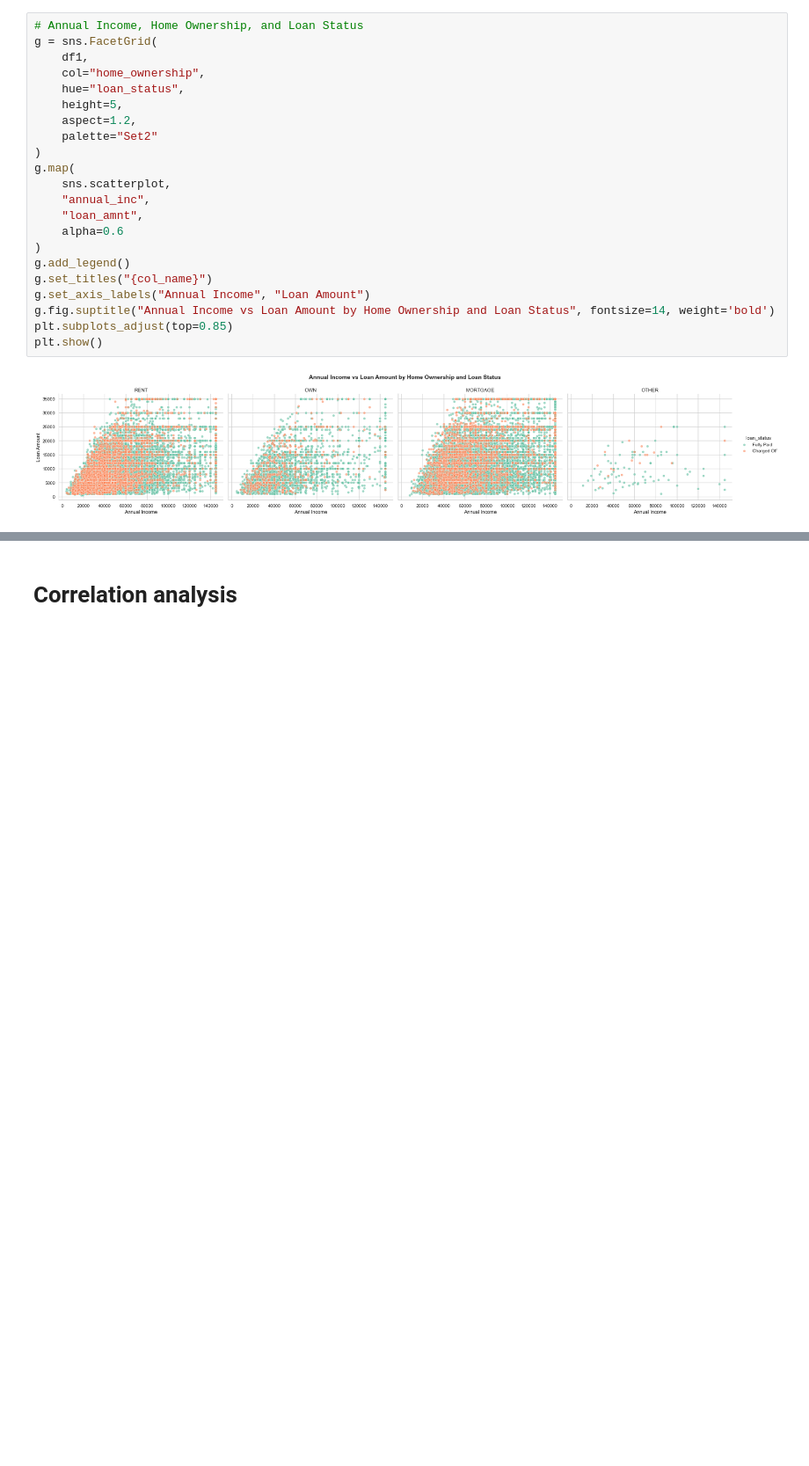
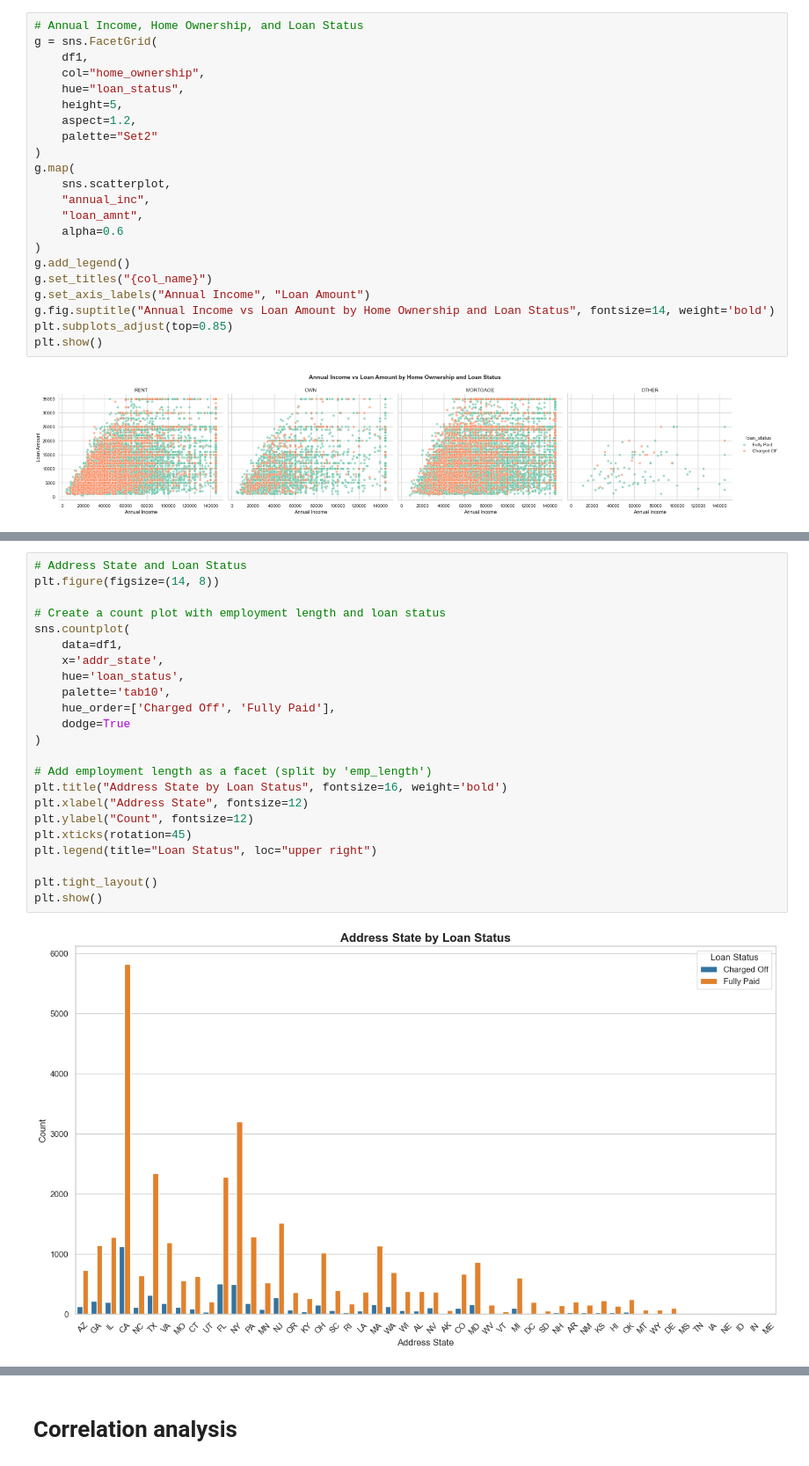
Before and after one commit to vijaykumar-qait/LendingClubCaseStudy, a Jupyter notebook: Vijay_Kumar.ipynb, the cells around one changed output, grey strips where cells are left out. Shown at 88% size. Drawn from its saved outputs; the diff is of its cells as text; blank space fills up the shorter version.

```diff
--- a/Vijay_Kumar.ipynb
+++ b/Vijay_Kumar.ipynb
@@ -1137,0 +1133,25 @@ plt.show()
+# %%
+# Address State and Loan Status
+plt.figure(figsize=(14, 8))
+
+# Create a count plot with employment length and loan status
+sns.countplot(
+    data=df1,
+    x='addr_state',
+    hue='loan_status',
+    palette='tab10',
+    hue_order=['Charged Off', 'Fully Paid'],
+    dodge=True
+)
+
+# Add employment length as a facet (split by 'emp_length')
+plt.title("Address State by Loan Status", fontsize=16, weight='bold')
+plt.xlabel("Address State", fontsize=12)
+plt.ylabel("Count", fontsize=12)
+plt.xticks(rotation=45)
+plt.legend(title="Loan Status", loc="upper right")
+
+plt.tight_layout()
+plt.show()
+# %% [output]
+[figure, added]
```
Also changed, not shown: parts of 86 cells of this notebook, 3 other files.
